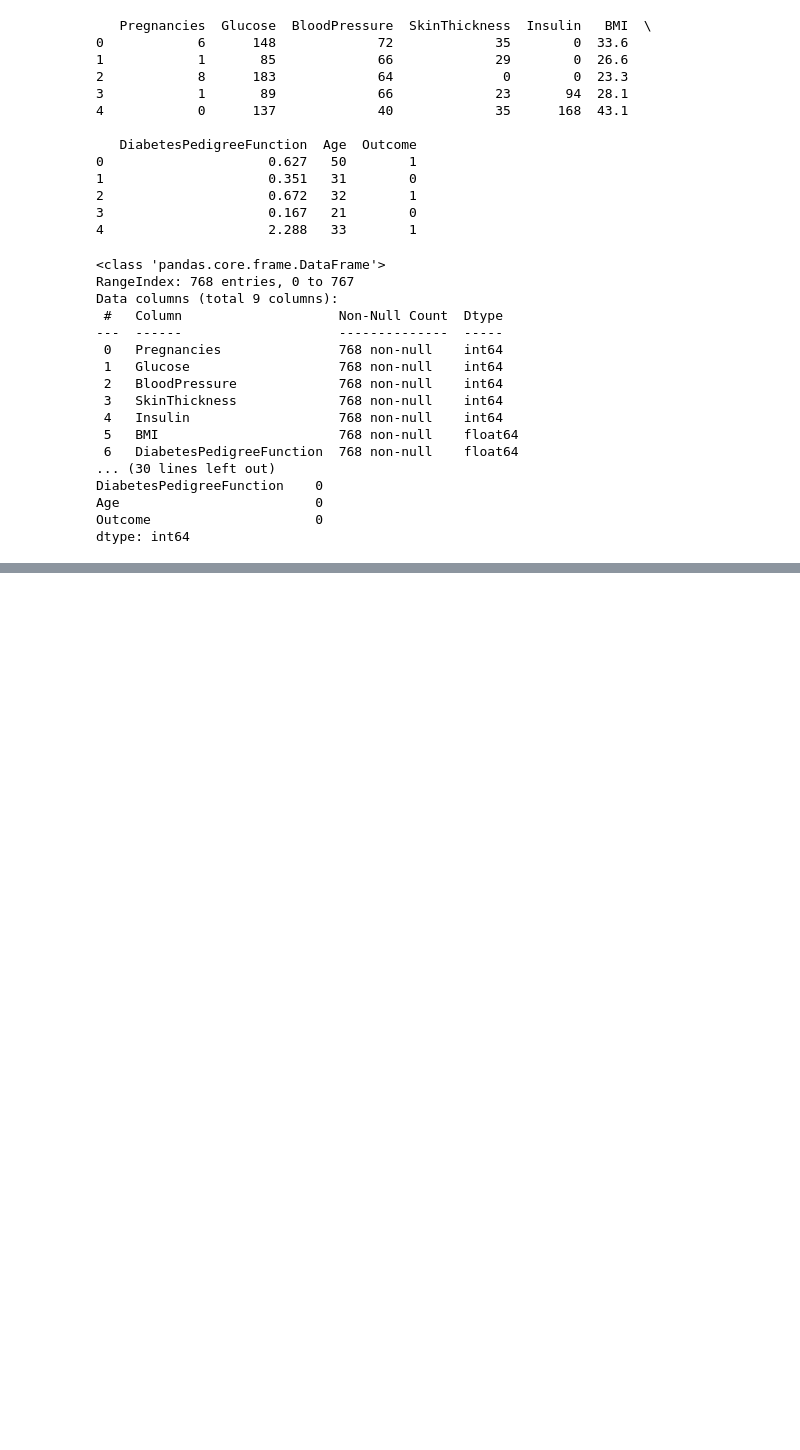
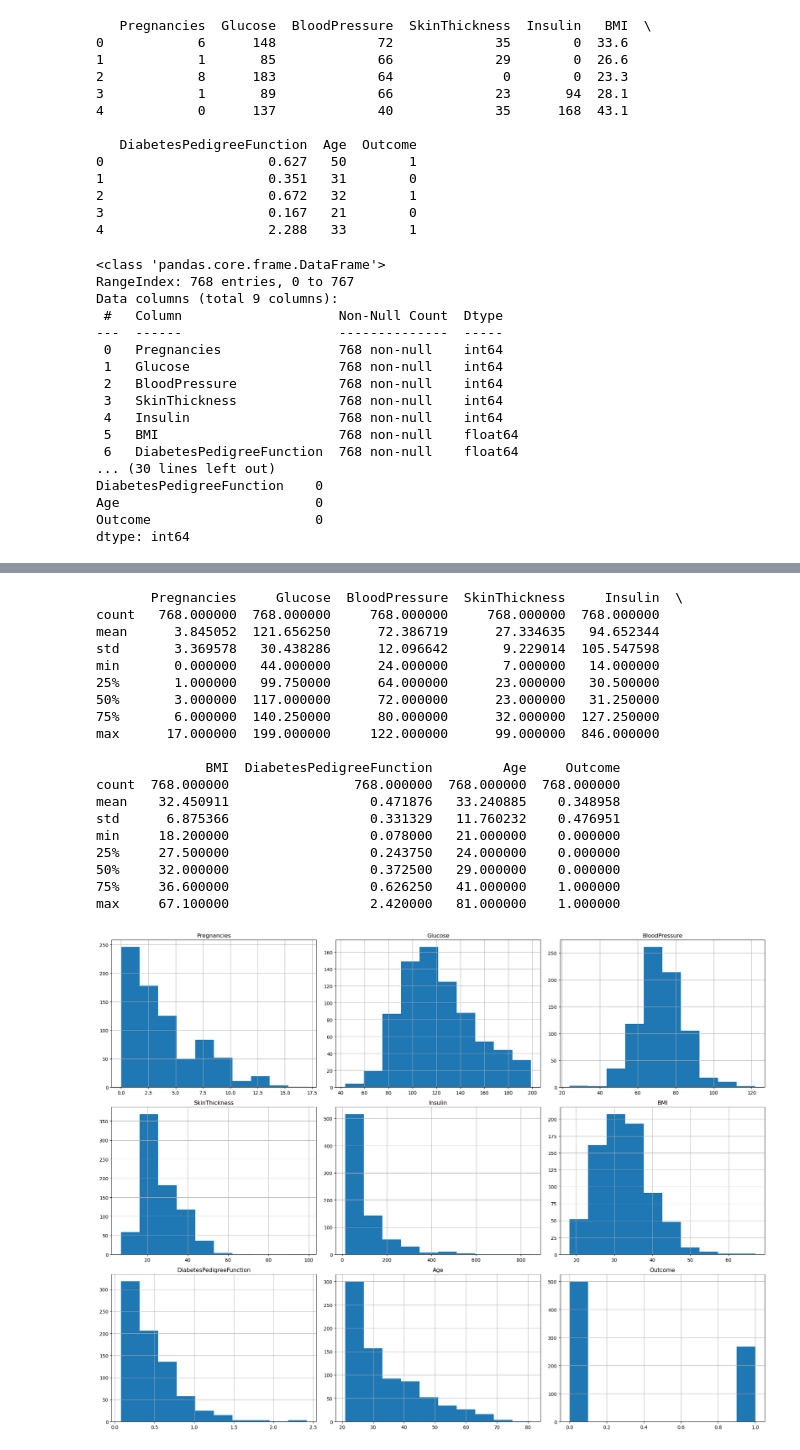
Before and after one commit to MonikaBernecker/diabetes_prediction, a Jupyter notebook: Diabetes_prediction.ipynb, the cells around one changed output, grey strips where cells are left out. Cells and saved outputs as stored; diff of their text form; code cells hidden in the pictures; blank space fills up the shorter version.

Commit message:
replace null values

```diff
--- a/Diabetes_prediction.ipynb
+++ b/Diabetes_prediction.ipynb
@@ -64,0 +66,36 @@ NameError: name 'sns' is not defined
+# %%
+# Ersetzen Sie Nullwerte durch den Median der jeweiligen Spalte
+df['Glucose'] = df['Glucose'].replace(0, df['Glucose'].median())
+df['BloodPressure'] = df['BloodPressure'].replace(0, df['BloodPressure'].median())
+df['SkinThickness'] = df['SkinThickness'].replace(0, df['SkinThickness'].median())
+df['Insulin'] = df['Insulin'].replace(0, df['Insulin'].median())
+df['BMI'] = df['BMI'].replace(0, df['BMI'].median())
+
+# Überprüfen Sie die Änderungen
+print(df.describe())
+
+# Visualisieren Sie die bereinigten Daten erneut
+df.hist(figsize=(20,15))
+plt.tight_layout()
+plt.show()
+# %% [output]
+       Pregnancies     Glucose  BloodPressure  SkinThickness     Insulin  \
+count   768.000000  768.000000     768.000000     768.000000  768.000000
+mean      3.845052  121.656250      72.386719      27.334635   94.652344
+std       3.369578   30.438286      12.096642       9.229014  105.547598
+min       0.000000   44.000000      24.000000       7.000000   14.000000
+25%       1.000000   99.750000      64.000000      23.000000   30.500000
+50%       3.000000  117.000000      72.000000      23.000000   31.250000
+75%       6.000000  140.250000      80.000000      32.000000  127.250000
+max      17.000000  199.000000     122.000000      99.000000  846.000000
+
+              BMI  DiabetesPedigreeFunction         Age     Outcome
+count  768.000000                768.000000  768.000000  768.000000
+mean    32.450911                  0.471876   33.240885    0.348958
+std      6.875366                  0.331329   11.760232    0.476951
+min     18.200000                  0.078000   21.000000    0.000000
+25%     27.500000                  0.243750   24.000000    0.000000
+50%     32.000000                  0.372500   29.000000    0.000000
+75%     36.600000                  0.626250   41.000000    1.000000
+max     67.100000                  2.420000   81.000000    1.000000
+[figure, added]
```
Also changed, not shown: parts of 1 cell of this notebook.
